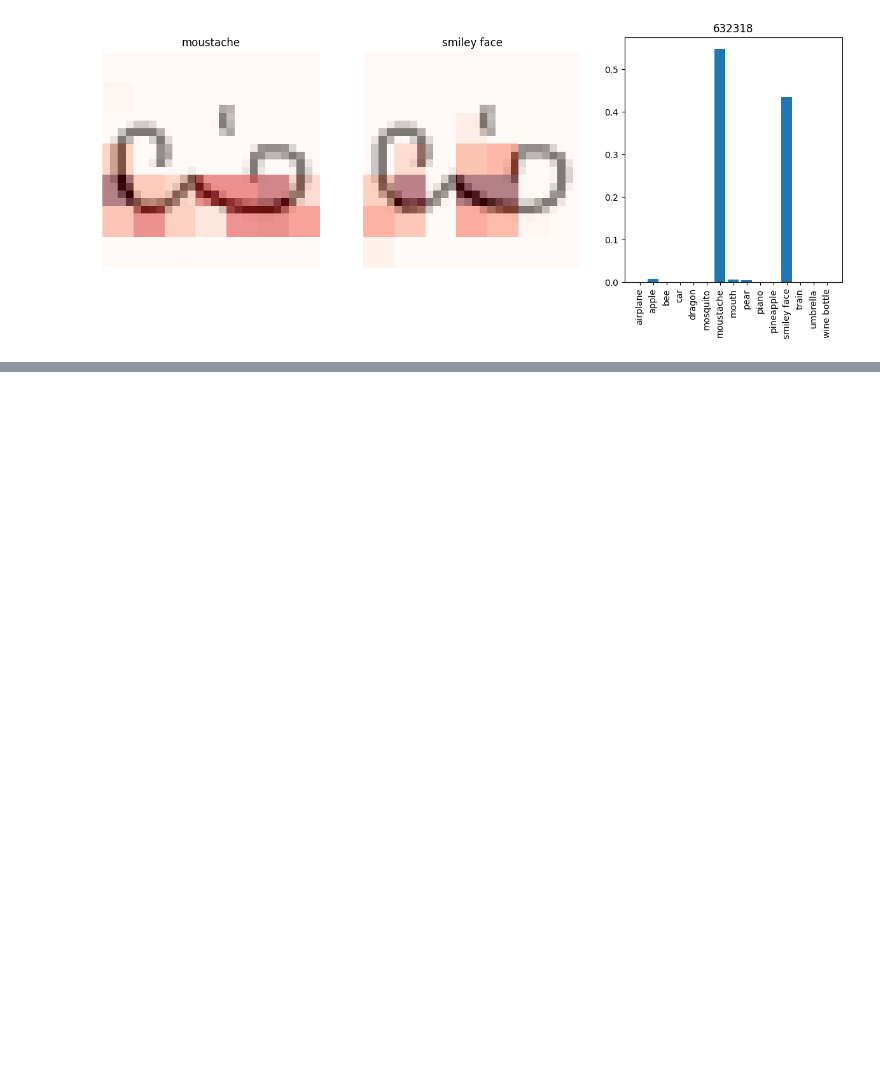
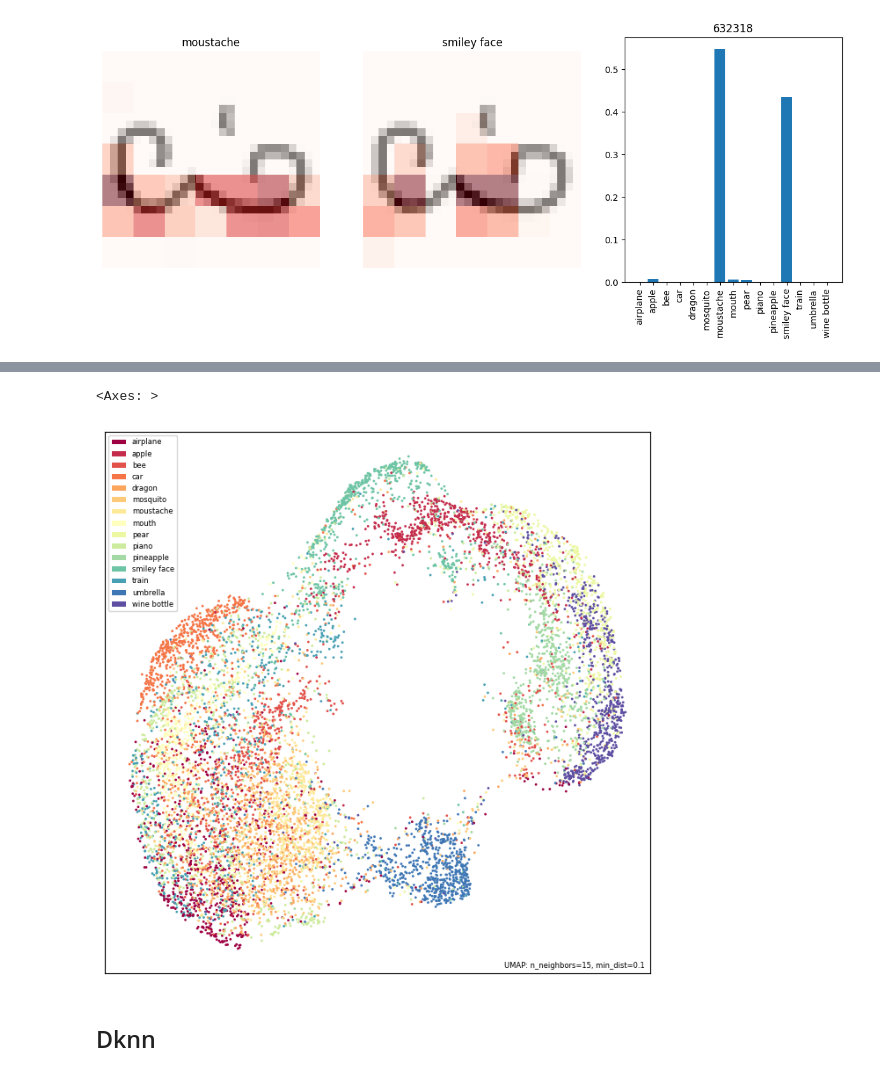
Before and after one commit to moritzdueck/collaiborate, a Jupyter notebook: collaiborate/Saliency.ipynb, the cells around one changed output, grey strips where cells are left out. Cells and saved outputs as stored; diff of their text form; code cells hidden in the pictures; blank space fills up the shorter version.

```diff
--- a/collaiborate/Saliency.ipynb
+++ b/collaiborate/Saliency.ipynb
@@ -394,0 +453,5 @@ plot_grad_cam_for_top_two(half_wrong[np.random.randint(0,len(half_wrong))])
+# %%
+all_at_once = DataLoader(val_ds, batch_size=10000)
+X_np = next(iter(all_at_once))[0].numpy()
+X_np = X_np.reshape((10000,(28*28)))
+Y_np = next(iter(all_at_once))[1].numpy()
@@ -394,0 +466,2 @@ plot_grad_cam_for_top_two(half_wrong[np.random.randint(0,len(half_wrong))])
+# %%
+embedding = UMAP().fit(X_np);
@@ -394,0 +472,9 @@ plot_grad_cam_for_top_two(half_wrong[np.random.randint(0,len(half_wrong))])
+# %%
+labels = np.apply_along_axis(lambda x: dataset.classes[x[0]],1,Y_np.reshape(10000,1))
+# %%
+umap.plot.points(embedding, labels=labels)
+# %% [output]
+<Axes: >
+[figure, added]
+# %% [markdown]
+## Dknn
```
Also changed, not shown: parts of 22 cells of this notebook, 1 other file.
